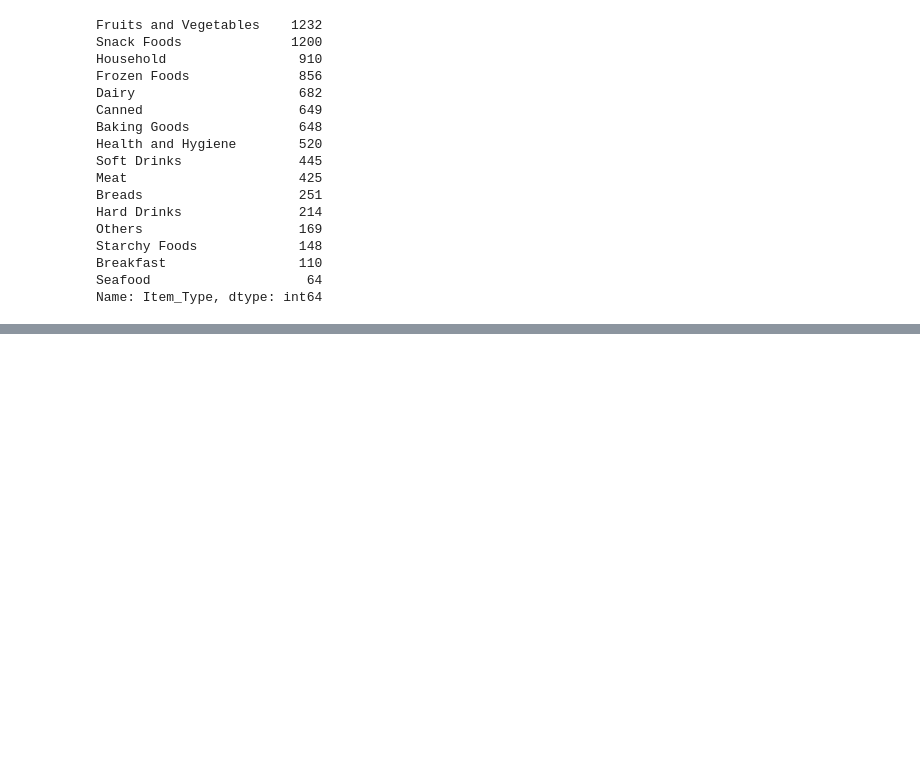
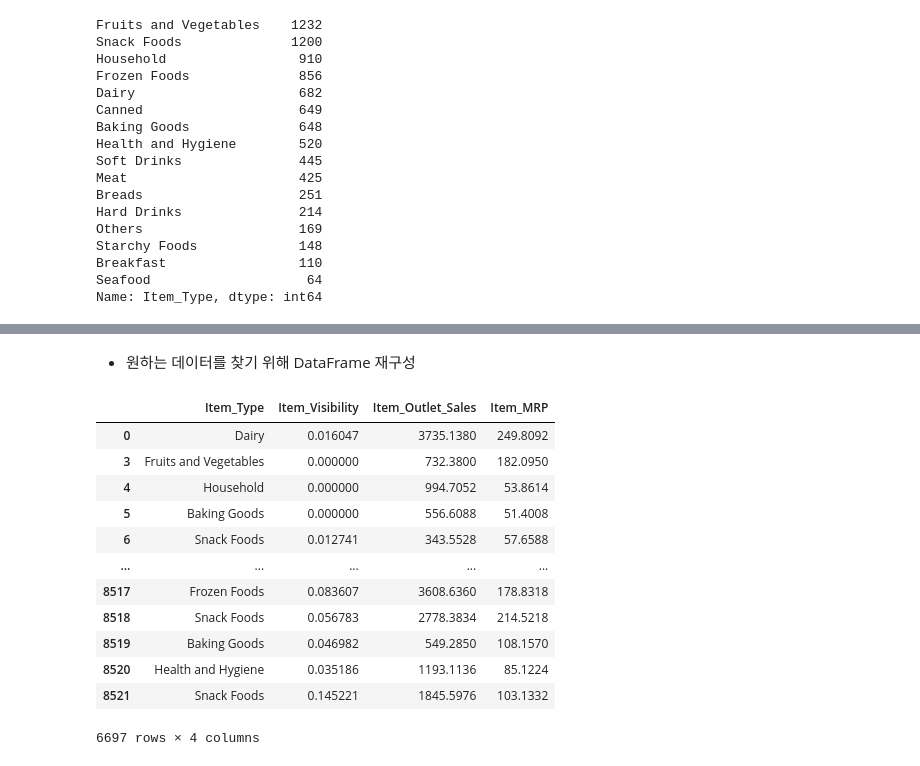
Before and after one commit to youngai1112/MachineLearning, a Jupyter notebook: 04.회귀/1231.빅마트_회귀분석.ipynb, the cells around one changed output, grey strips where cells are left out. Cells and saved outputs as stored; diff of their text form; code cells hidden in the pictures; blank space fills up the shorter version.

```diff
--- a/04.회귀/1231.빅마트_회귀분석.ipynb
+++ b/04.회귀/1231.빅마트_회귀분석.ipynb
@@ -164,0 +172,20 @@ top_8
+# %% [markdown]
+- 원하는 데이터를 찾기 위해 DataFrame 재구성
+# %%
+# 해당 컬럼 추출
+best_items = best_items[['Item_Type', 'Item_Visibility', 'Item_Outlet_Sales', 'Item_MRP']]
+best_items
+# %% [output]
+|  | Item_Type | Item_Visibility | Item_Outlet_Sales | Item_MRP |
+| 0 | Dairy | 0.016047 | 3735.1380 | 249.8092 |
+| 3 | Fruits and Vegetables | 0.000000 | 732.3800 | 182.0950 |
+| 4 | Household | 0.000000 | 994.7052 | 53.8614 |
+| 5 | Baking Goods | 0.000000 | 556.6088 | 51.4008 |
+| 6 | Snack Foods | 0.012741 | 343.5528 | 57.6588 |
+| ... | ... | ... | ... | ... |
+| 8517 | Frozen Foods | 0.083607 | 3608.6360 | 178.8318 |
+| 8518 | Snack Foods | 0.056783 | 2778.3834 | 214.5218 |
+| 8519 | Baking Goods | 0.046982 | 549.2850 | 108.1570 |
+| 8520 | Health and Hygiene | 0.035186 | 1193.1136 | 85.1224 |
+| 8521 | Snack Foods | 0.145221 | 1845.5976 | 103.1332 |
+6697 rows × 4 columns
```
Also changed, not shown: parts of 10 cells of this notebook.
